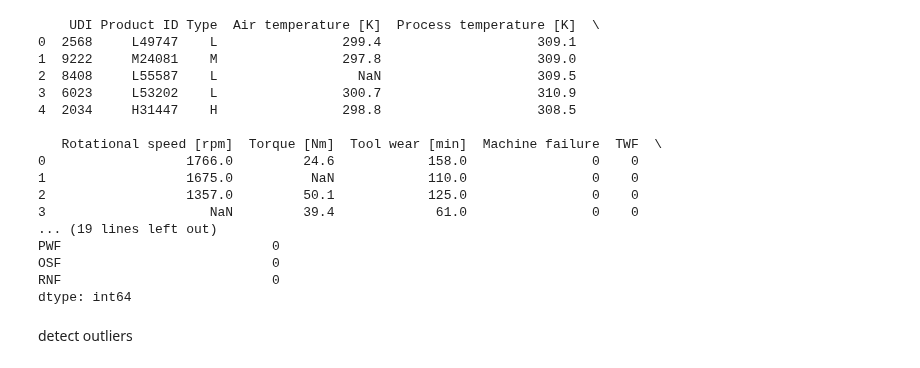
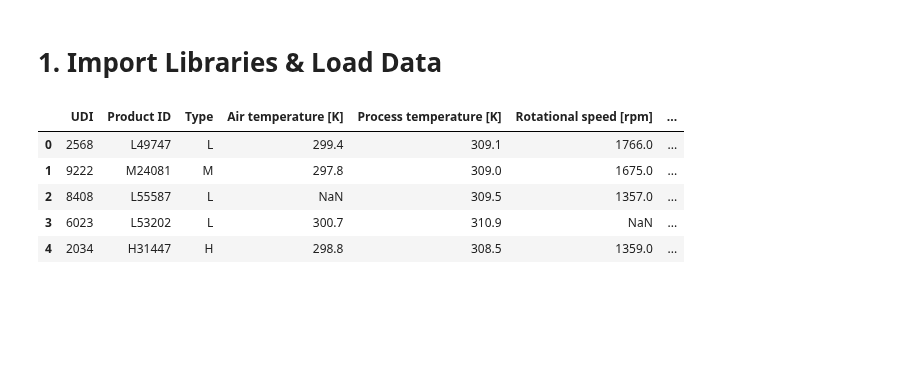
Before and after one commit to aljabali89m/ai4i-predictive-maintenance, a Jupyter notebook: milestones_code/milestone2_cleaning_data_code.ipynb, the cells around one changed output. Drawn from its saved outputs; the diff is of its cells as text; code cells hidden in the pictures; blank space fills up the shorter version.

```diff
--- a/milestones_code/milestone2_cleaning_data_code.ipynb
+++ b/milestones_code/milestone2_cleaning_data_code.ipynb
@@ -1,26 +1,20 @@
+# %% [markdown]
+# 1. Import Libraries & Load Data
 # %%
 import pandas as pd
-df = pd.read_csv("C:\\Users\\shahd\\Documents\\GitHub\\ai4i-predictive-maintenance\\Data\\not_clean_data.csv")
+import numpy as np
+import matplotlib.pyplot as plt
+
+# Load the dataset
+# Note: Check your path
+df = pd.read_csv("C:\\Users\\user\\Documents\\GitHub\\ai4i-predictive-maintenance\\original_data\\not_clean_data.csv")
+
+# Display the first 5 rows
+display(df.head())
+# %% [output]
+|  | UDI | Product ID | Type | Air temperature [K] | Process temperature [K] | Rotational speed [rpm] | ... |
+| 0 | 2568 | L49747 | L | 299.4 | 309.1 | 1766.0 | ... |
+| 1 | 9222 | M24081 | M | 297.8 | 309.0 | 1675.0 | ... |
+| 2 | 8408 | L55587 | L | NaN | 309.5 | 1357.0 | ... |
+| 3 | 6023 | L53202 | L | 300.7 | 310.9 | NaN | ... |
+| 4 | 2034 | H31447 | H | 298.8 | 308.5 | 1359.0 | ... |
-# %%
-print(df.head())
-print(df.isnull().sum())
-# %% [output]
-    UDI Product ID Type  Air temperature [K]  Process temperature [K]  \
-0  2568     L49747    L                299.4                    309.1
-1  9222     M24081    M                297.8                    309.0
-2  8408     L55587    L                  NaN                    309.5
-3  6023     L53202    L                300.7                    310.9
-4  2034     H31447    H                298.8                    308.5
-
-   Rotational speed [rpm]  Torque [Nm]  Tool wear [min]  Machine failure  TWF  \
-0                  1766.0         24.6            158.0                0    0
-1                  1675.0          NaN            110.0                0    0
-2                  1357.0         50.1            125.0                0    0
-3                     NaN         39.4             61.0                0    0
-... (19 lines left out)
-PWF                           0
-OSF                           0
-RNF                           0
-dtype: int64
-# %% [markdown]
-detect outliers
```
Also changed, not shown: parts of 27 cells of this notebook, 1 other file.
